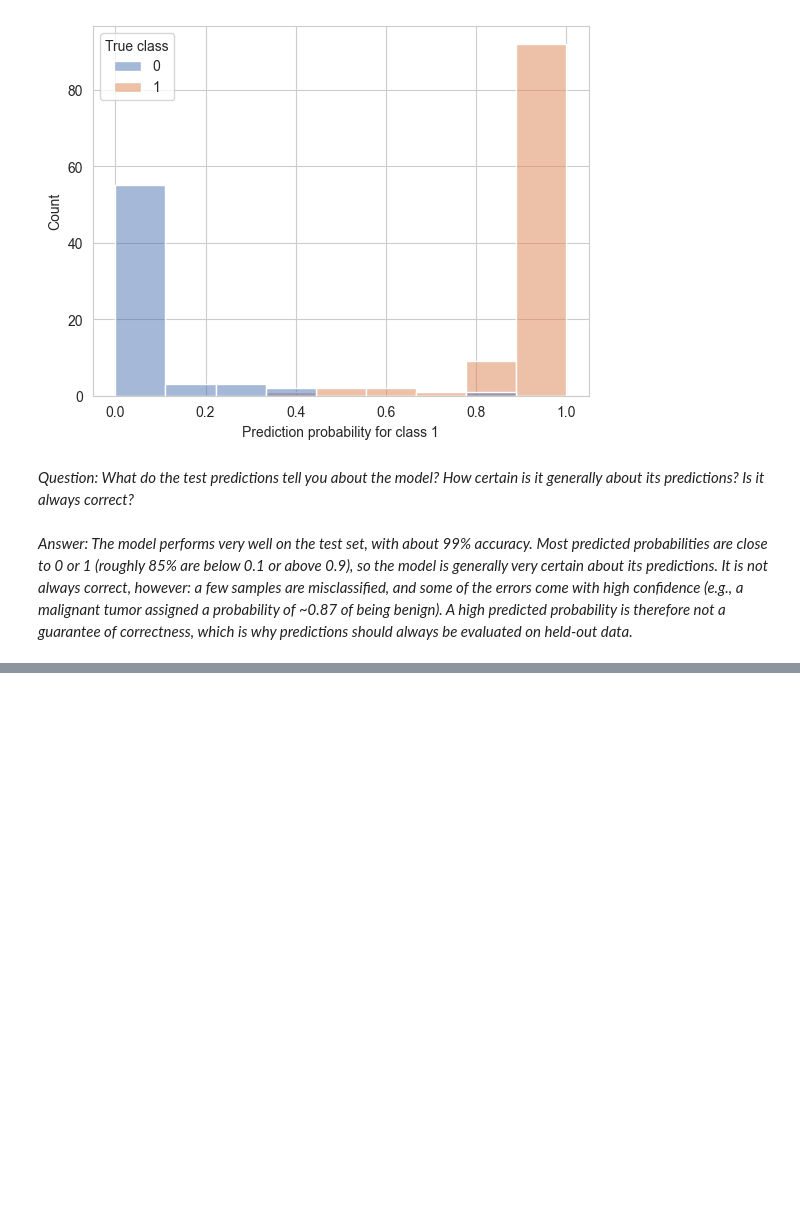
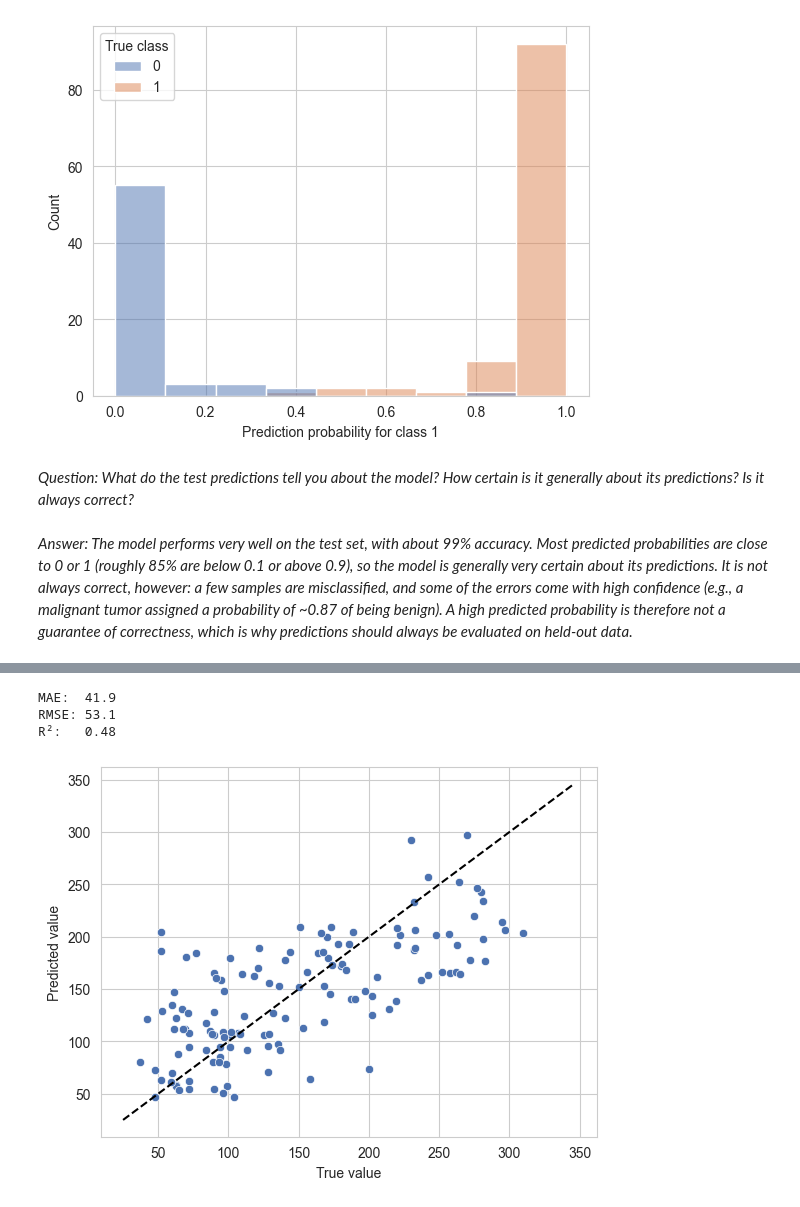
Before and after one commit to CompOmics/lsabd-machine-learning-tutorials, a Jupyter notebook: notebooks/answers/1-machine-learning-basics.ipynb, the cells around one changed output, grey strips where cells are left out. Drawn from its saved outputs; the diff is of its cells as text; code cells hidden in the pictures; blank space fills up the shorter version.

Commit message:
feat(part 1): add regression example to first notebook

```diff
--- a/notebooks/answers/1-machine-learning-basics.ipynb
+++ b/notebooks/answers/1-machine-learning-basics.ipynb
@@ -514,0 +521,34 @@ plt.show()
+# %%
+from sklearn.linear_model import LinearRegression
+from sklearn.metrics import mean_absolute_error, root_mean_squared_error, r2_score
+
+# Load the data (scaled=False returns the raw feature values)
+diabetes = datasets.load_diabetes(as_frame=True, scaled=False)
+features, targets = diabetes.data, diabetes.target
+
+# Split the data
+train_features, test_features, train_targets, test_targets = train_test_split(
+    features, targets, test_size=0.3, random_state=42
+)
+
+# Scale the features and fit the model
+pipeline = make_pipeline(StandardScaler(), LinearRegression())
+pipeline.fit(train_features, train_targets)
+
+# Predict and evaluate
+test_predictions = pipeline.predict(test_features)
+print(f"MAE:  {mean_absolute_error(test_targets, test_predictions):.1f}")
+print(f"RMSE: {root_mean_squared_error(test_targets, test_predictions):.1f}")
+print(f"R²:   {r2_score(test_targets, test_predictions):.2f}")
+
+# Compare predictions to the true values
+sns.scatterplot(x=test_targets, y=test_predictions)
+plt.plot([targets.min(), targets.max()], [targets.min(), targets.max()], "k--")
+plt.xlabel("True value")
+plt.ylabel("Predicted value")
+plt.show()
+# %% [output]
+MAE:  41.9
+RMSE: 53.1
+R²:   0.48
+[figure, added]
```
Also changed, not shown: parts of 1 cell of this notebook, 1 other file.
